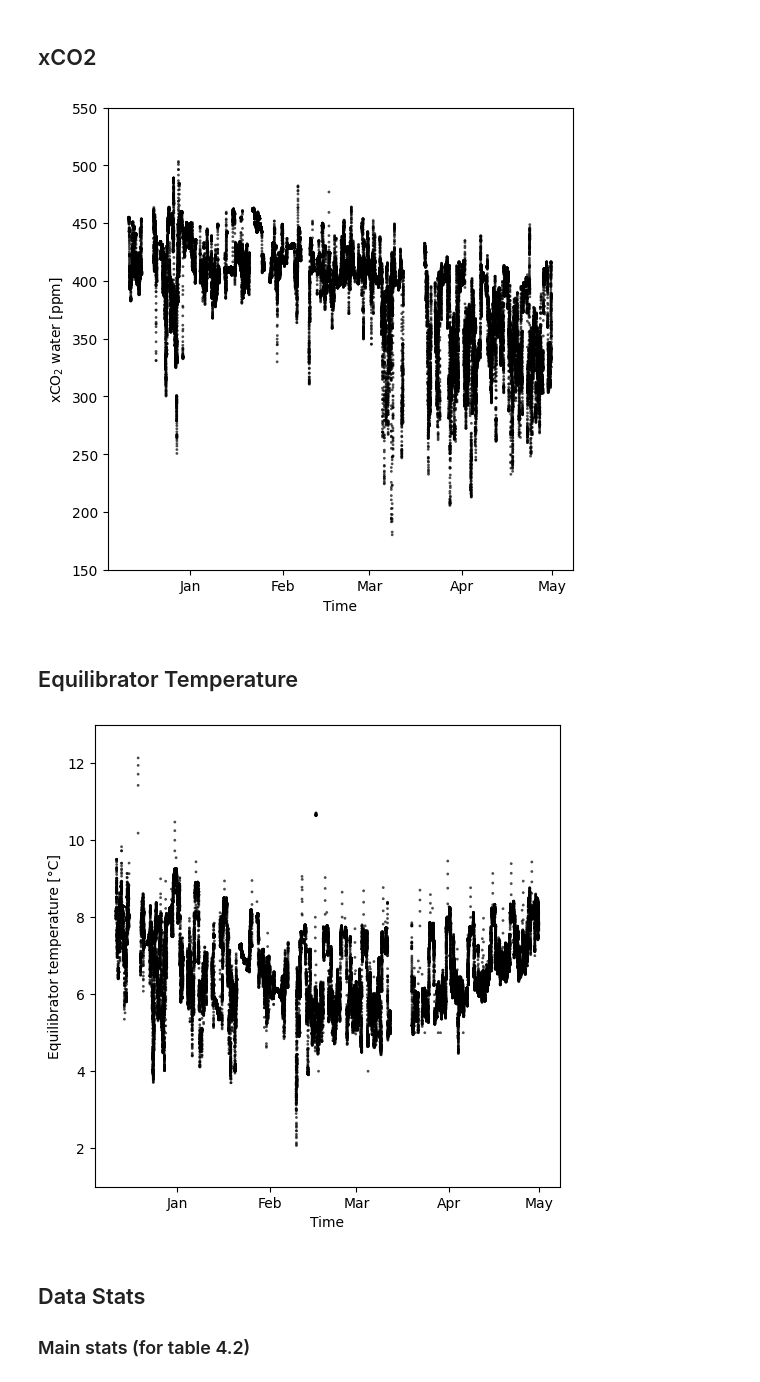
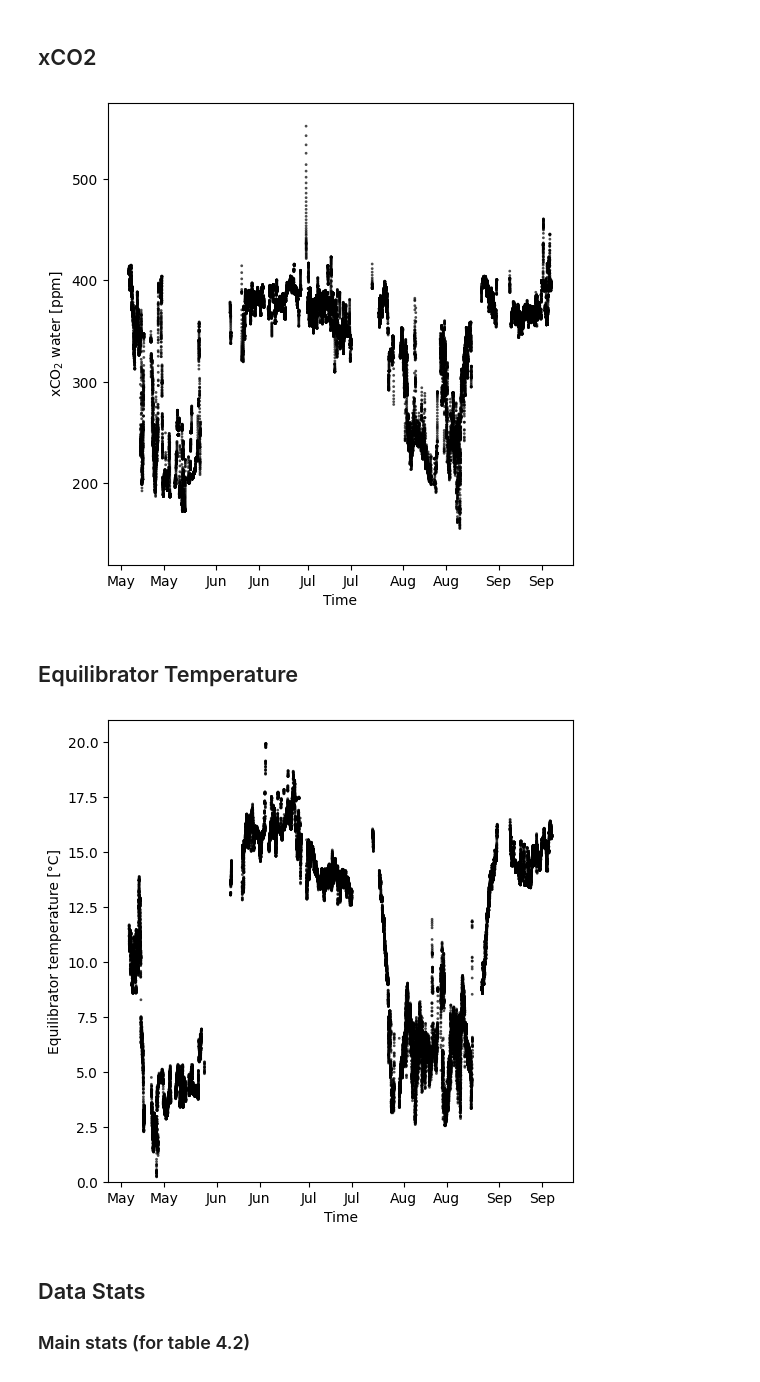
Before and after one commit to squaregoldfish/PLOTS_QUINCE, a Jupyter notebook: general_oceanics.ipynb, the cells around one changed output. Saved outputs shown, nothing was run; the diff lists cells and outputs as text; code cells hidden in the pictures.

```diff
--- a/general_oceanics.ipynb
+++ b/general_oceanics.ipynb
@@ -240,8 +242,8 @@ plt.show()
 # %% [markdown]
 ## xCO2
 # %%
-y_min = 150
-y_max = 550
+y_min = co2_min
+y_max = co2_max
 
 x = dt
 y = df['CO2 um/m'].values
@@ -273,43 +275,43 @@ plt.savefig(output_path, dpi=400, bbox_inches='tight')
 # Show the plot (optional)
 plt.show()
 # %% [output]
-[figure, old version]
+[figure, new version]
 # %% [markdown]
 ## Equilibrator Temperature
 # %%
-y_min = 1
-y_max = 13
+y_min = 0
+y_max = 21
 
 x = dt
-y = df['TempEqu'].values
+y = df['equ temp'].values
 
 # Create a scatter plot
 plt.figure(figsize=(6, 6))  # Optional: set the figure size
 
 # Only show good values
-condition = df['TempEqu QC Flag']== 2
+condition = df['equ temp QC Flag']== 2
 
 # Scatter plot for points with y >= 20 (black)
 plt.scatter(x[condition], y[condition],s=1, marker='o', edgecolor='black',facecolors='none', label='y >= 20', alpha=0.7)
 
 # Format the x-axis tick labels to show only months
 plt.gca().xaxis.set_major_formatter(mdates.DateFormatter('%b'))
 
 # Add labels to the x and y axes
 plt.xlabel('Time')
 plt.ylabel('Equilibrator temperature [°C]')
 plt.ylim(y_min, y_max)
 
 # Specify the file path and name
 output_path = f'{output_folder}/2.Equil_temp_plot_own-range.png'
 
 # Save the plot as a PNG file with high quality
 plt.savefig(output_path, dpi=400, bbox_inches='tight')
 
 # Show the plot (optional)
 plt.show()
 # %% [output]
-[figure, old version]
+[figure, new version]
 # %% [markdown]
 ## Data Stats
 
```
Also changed, not shown: parts of 12 cells of this notebook.
